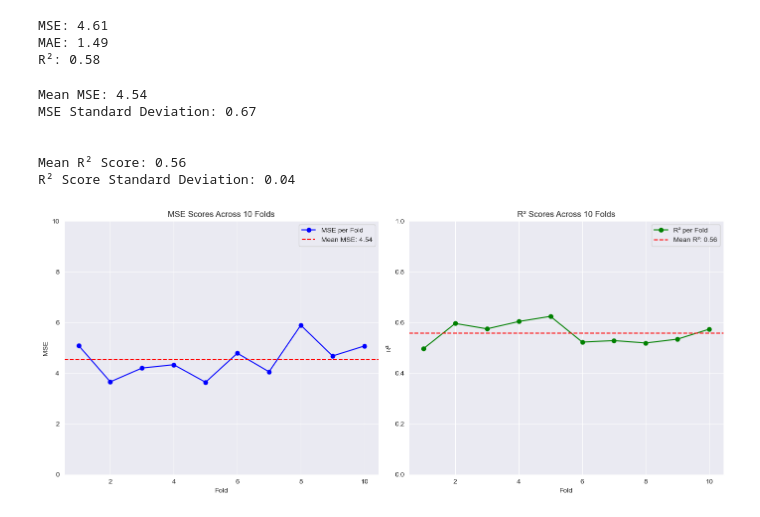
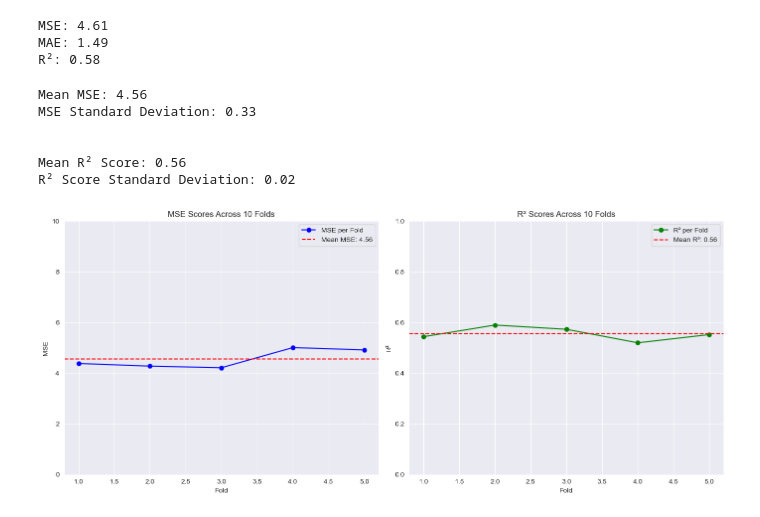
Before and after one commit to CloudSkytec/ML-CW1, a Jupyter notebook: DGZ/abalone.ipynb, the cells around one changed output. Cells and saved outputs as stored; diff of their text form; code cells hidden in the pictures.

Commit message:
update 5-fold cv

```diff
--- a/DGZ/abalone.ipynb
+++ b/DGZ/abalone.ipynb
@@ -198,8 +198,9 @@ R²: 0.58
 # %%
 from sklearn.model_selection import cross_val_score
 
-mse_scores = -cross_val_score(svr_model, X_train, y_train, cv=10, scoring='neg_mean_squared_error')
-r2_scores = cross_val_score(svr_model, X_train, y_train, cv=10, scoring='r2')
+# K-fold CV (K=5)
+mse_scores = -cross_val_score(svr_model, X_train, y_train, cv=5, scoring='neg_mean_squared_error')
+r2_scores = cross_val_score(svr_model, X_train, y_train, cv=5, scoring='r2')
 
 print(f"Mean MSE: {mse_scores.mean():.2f}")
 print(f"MSE Standard Deviation: {mse_scores.std():.2f}")
@@ -207,38 +208,38 @@ print("\n")
 print(f"Mean R² Score: {r2_scores.mean():.2f}")
 print(f"R² Score Standard Deviation: {r2_scores.std():.2f}")
 # %% [output]
-Mean MSE: 4.54
-MSE Standard Deviation: 0.67
+Mean MSE: 4.56
+MSE Standard Deviation: 0.33
 
 
 Mean R² Score: 0.56
-R² Score Standard Deviation: 0.04
+R² Score Standard Deviation: 0.02
 # %%
 plt.figure(figsize=(14, 6))
 
 # MSE
 plt.subplot(1, 2, 1)
-plt.plot(range(1, 11), mse_scores, marker='o', linestyle='-', color='b', label='MSE per Fold')
+plt.plot(range(1, 6), mse_scores, marker='o', linestyle='-', color='b', label='MSE per Fold')
 plt.axhline(y=mse_scores.mean(), color='r', linestyle='--', label=f'Mean MSE: {mse_scores.mean():.2f}')
 plt.title('MSE Scores Across 10 Folds')
 plt.xlabel('Fold')
 plt.ylabel('MSE')
 plt.ylim([0, 10])
 plt.legend()
 plt.grid(True)
 
 # R2
 plt.subplot(1, 2, 2)
-plt.plot(range(1, 11), r2_scores, marker='o', linestyle='-', color='g', label='R² per Fold')
+plt.plot(range(1, 6), r2_scores, marker='o', linestyle='-', color='g', label='R² per Fold')
 plt.axhline(y=r2_scores.mean(), color='r', linestyle='--', label=f'Mean R²: {r2_scores.mean():.2f}')
 plt.title('R² Scores Across 10 Folds')
 plt.xlabel('Fold')
 plt.ylabel('R²')
 plt.ylim([0, 1])
 plt.legend()
 plt.grid(True)
 
 plt.tight_layout()
 plt.show()
 # %% [output]
-[figure, old version]
+[figure, new version]
```
